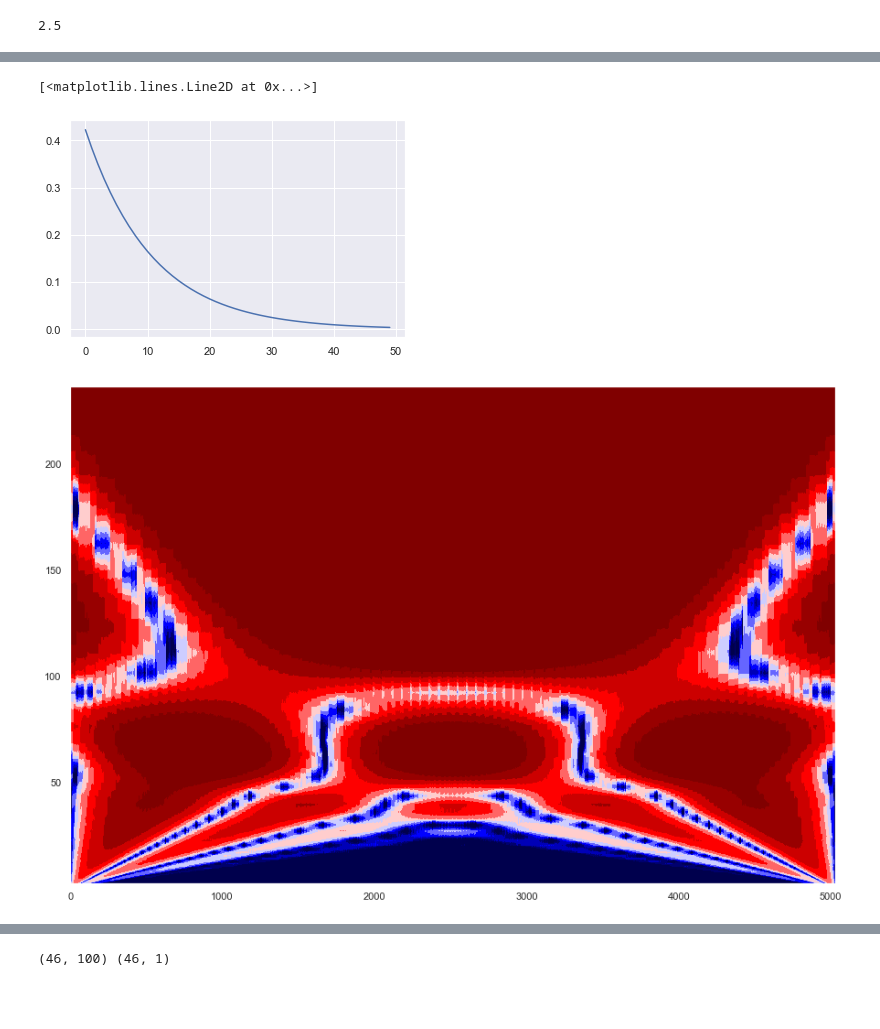
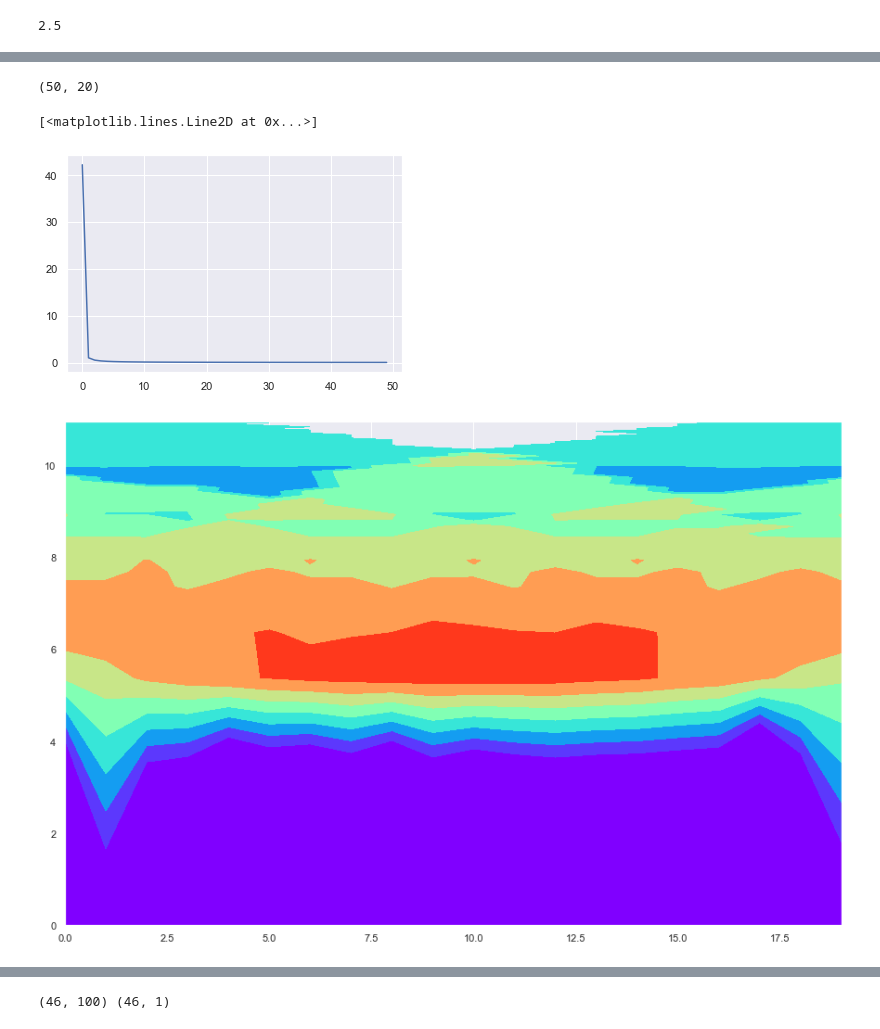
Before and after one commit to ledgey/datasciencestuff, a Jupyter notebook: stock-price-lstm-2.ipynb, the cells around one changed output, grey strips where cells are left out. Saved outputs shown, nothing was run; the diff lists cells and outputs as text; code cells hidden in the pictures; blank space fills up the shorter version.

```diff
--- a/stock-price-lstm-2.ipynb
+++ b/stock-price-lstm-2.ipynb
@@ -259,7 +251,7 @@ size = 50
 ticker = 'MSFT'
 yahoo_financials = YahooFinancials(ticker)
 
-data = yahoo_financials.get_historical_price_data(start_date='2000-01-01',
+data = yahoo_financials.get_historical_price_data(start_date='2019-12-01',
                                                   end_date='2019-12-31',
                                                   time_interval='daily')
 
@@ -271,7 +263,7 @@ dataset = dataset[['volume','open', 'close']]
 dataset['delta'] = dataset['close']/dataset['open']
 
 
-scales = np.logspace(2,4,size, base=10)
+scales = np.linspace(1,2000,size,)
 waveletname = 'morl'
 coeff_delta, freq_delta = pywt.cwt(dataset['delta'].values, scales, waveletname, 1/52)
 # coeff_volume, freq_volume = pywt.cwt(dataset['delta'].values, scales, waveletname, 1/52)
@@ -282,20 +290,24 @@ coeff_delta, freq_delta = pywt.cwt(dataset['delta'].values, scales, waveletname,
+# %%
+coeff_delta.shape
+# %% [output]
+(50, 20)
 # %%
 plt.plot(freq_delta)
 # %% [output]
 [<matplotlib.lines.Line2D at 0x...>]
-[figure, old version]
+[figure, new version]
 # %%
 N = dataset['delta'].shape[0]
 t0=0
 dt=1
 time = np.arange(0, N) * dt + t0
 
 power = (abs(coeff_delta))**2
 period = 1. / freq_delta
-levels = [0.0625, 0.125, 0.25, 0.5, 1, 2, 4, 8, 16, 32, 64]
+levels = [0.0625, 0.125, 0.25, 0.5, 1, 2, 4, 8]
 contourlevels = np.log2(levels)
 
 fig, ax = plt.subplots(figsize=(15, 10))
-im = ax.contourf(time, period, np.log2(power), contourlevels, extend='both',cmap=plt.cm.seismic)
+im = ax.contourf(time, np.log2(scales), np.log2(power), contourlevels, extend='both',cmap=plt.cm.rainbow)
 # %% [output]
-[figure, old version]
+[figure, new version]
```
Also changed, not shown: parts of 17 cells of this notebook, 5 other files.
